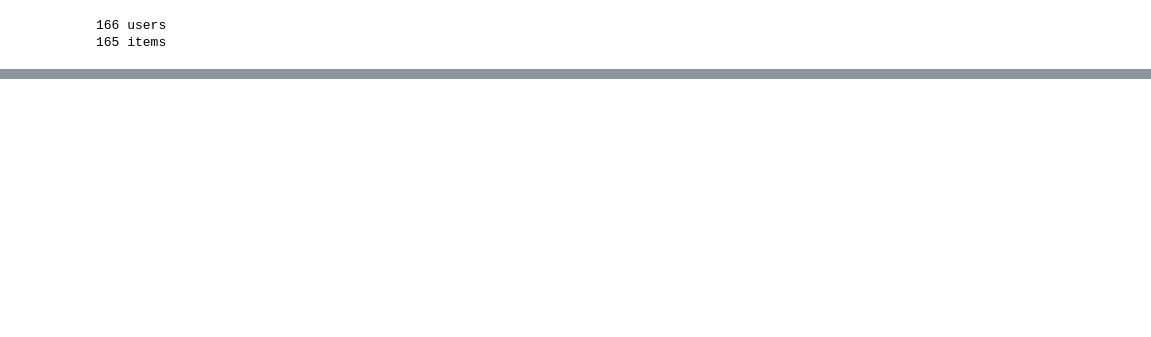
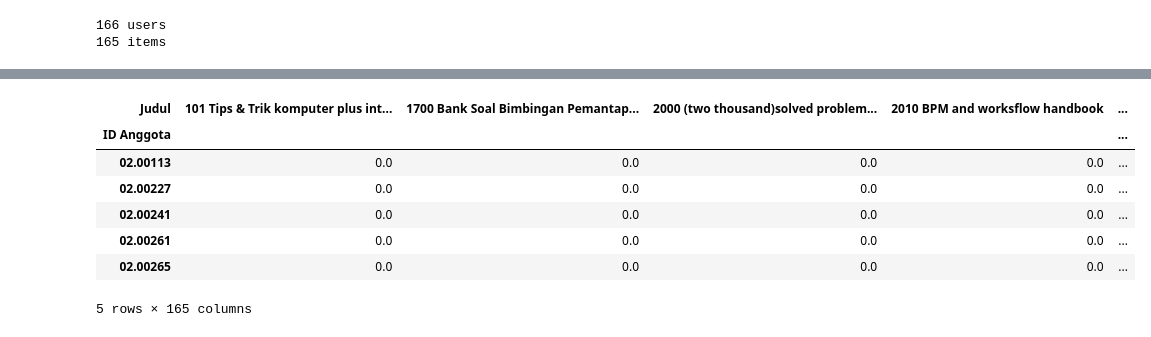
Before and after one commit to packmanproject/recommendation-syetem, a Jupyter notebook: Recommendation_v.2.ipynb, the cells around one changed output, grey strips where cells are left out. Cells and saved outputs as stored; diff of their text form; code cells hidden in the pictures; blank space fills up the shorter version.

```diff
--- a/Recommendation_v.2.ipynb
+++ b/Recommendation_v.2.ipynb
@@ -369,0 +371,12 @@ Rekomendasi Buku 36 jam belajar komputer Microsoft SQL server :
+# %%
+data2=data_user_base.pivot(index='ID Anggota', columns='Judul', values='score').fillna(0)
+data2.head()
+# %% [output]
+| Judul | 101 Tips & Trik komputer plus int... | 1700 Bank Soal Bimbingan Pemantap... | 2000 (two thousand)solved problem... | 2010 BPM and worksflow handbook | ... |
+| ID Anggota |  |  |  |  | ... |
+| 02.00113 | 0.0 | 0.0 | 0.0 | 0.0 | ... |
+| 02.00227 | 0.0 | 0.0 | 0.0 | 0.0 | ... |
+| 02.00241 | 0.0 | 0.0 | 0.0 | 0.0 | ... |
+| 02.00261 | 0.0 | 0.0 | 0.0 | 0.0 | ... |
+| 02.00265 | 0.0 | 0.0 | 0.0 | 0.0 | ... |
+5 rows × 165 columns
```
Also changed, not shown: parts of 32 cells of this notebook, 12 other files.
